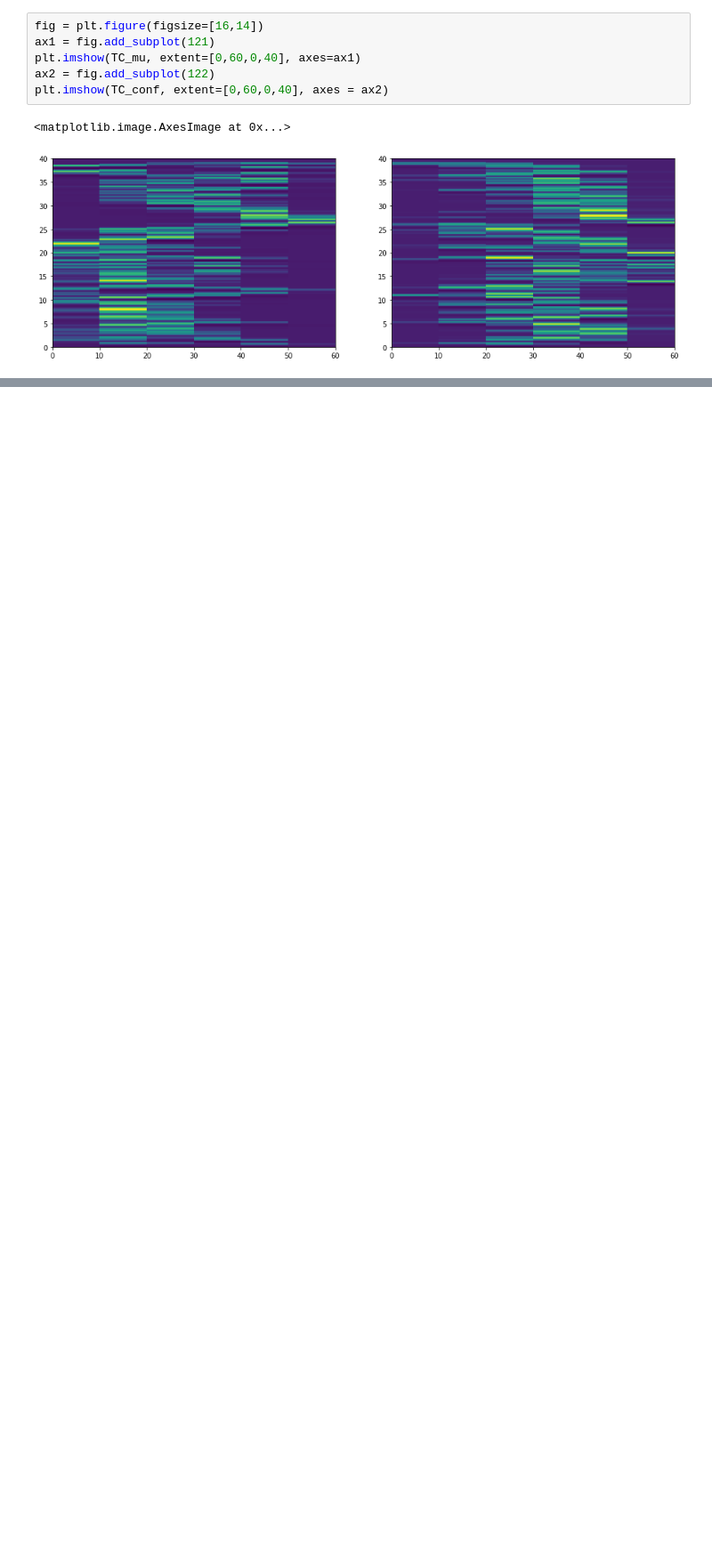
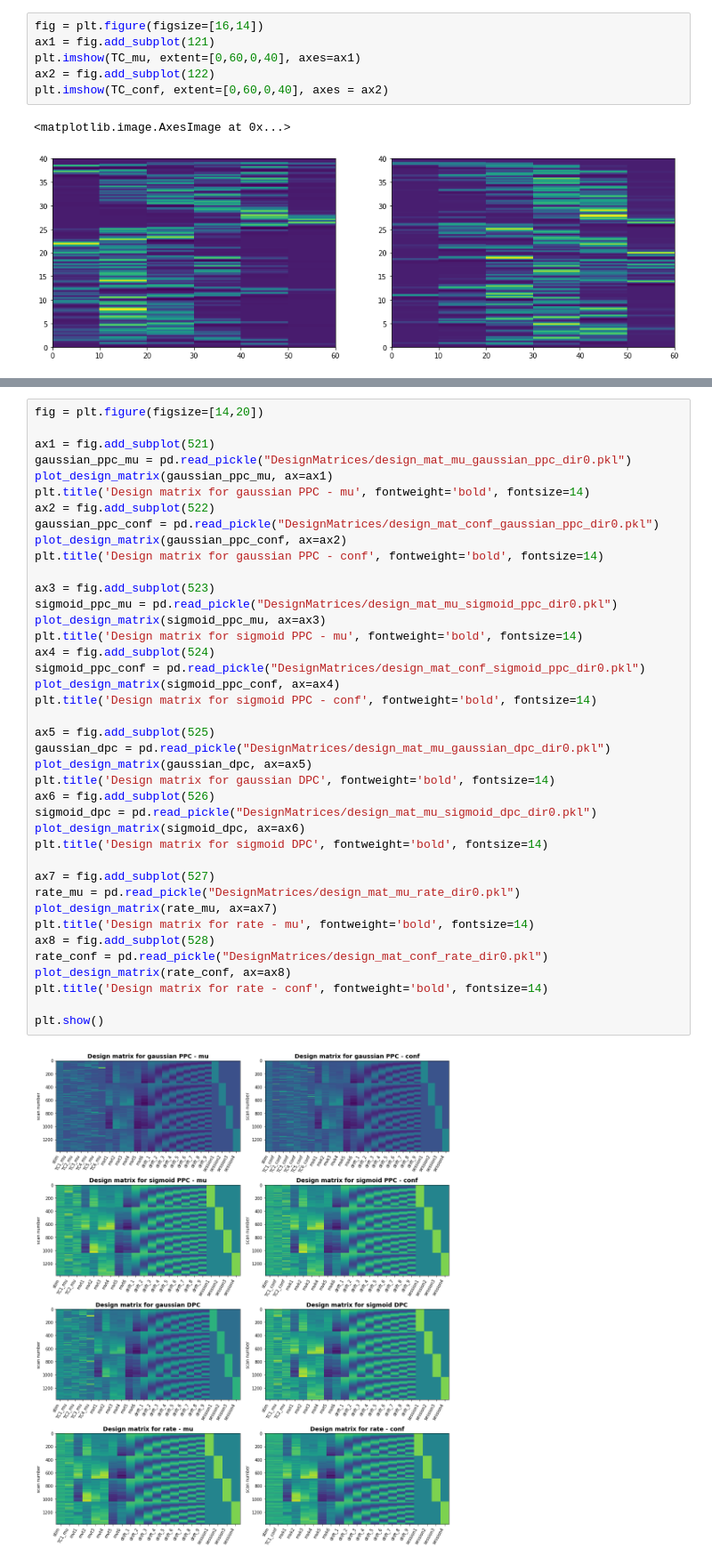
Before and after one commit to tiffanybounmy/ProbabilityNeuralCodes, a Jupyter notebook: EncodingModels.ipynb, the cells around one changed output, grey strips where cells are left out. Shown at 89% size. Drawn from its saved outputs; the diff is of its cells as text; blank space fills up the shorter version.

```diff
--- a/EncodingModels.ipynb
+++ b/EncodingModels.ipynb
@@ -394,0 +409,42 @@ plot_design_matrix(test, ax=ax)
+# %%
+fig = plt.figure(figsize=[14,20])
+
+ax1 = fig.add_subplot(521)
+gaussian_ppc_mu = pd.read_pickle("DesignMatrices/design_mat_mu_gaussian_ppc_dir0.pkl")
+plot_design_matrix(gaussian_ppc_mu, ax=ax1)
+plt.title('Design matrix for gaussian PPC - mu', fontweight='bold', fontsize=14)
+ax2 = fig.add_subplot(522)
+gaussian_ppc_conf = pd.read_pickle("DesignMatrices/design_mat_conf_gaussian_ppc_dir0.pkl")
+plot_design_matrix(gaussian_ppc_conf, ax=ax2)
+plt.title('Design matrix for gaussian PPC - conf', fontweight='bold', fontsize=14)
+
+ax3 = fig.add_subplot(523)
+sigmoid_ppc_mu = pd.read_pickle("DesignMatrices/design_mat_mu_sigmoid_ppc_dir0.pkl")
+plot_design_matrix(sigmoid_ppc_mu, ax=ax3)
+plt.title('Design matrix for sigmoid PPC - mu', fontweight='bold', fontsize=14)
+ax4 = fig.add_subplot(524)
+sigmoid_ppc_conf = pd.read_pickle("DesignMatrices/design_mat_conf_sigmoid_ppc_dir0.pkl")
+plot_design_matrix(sigmoid_ppc_conf, ax=ax4)
+plt.title('Design matrix for sigmoid PPC - conf', fontweight='bold', fontsize=14)
+
+ax5 = fig.add_subplot(525)
+gaussian_dpc = pd.read_pickle("DesignMatrices/design_mat_mu_gaussian_dpc_dir0.pkl")
+plot_design_matrix(gaussian_dpc, ax=ax5)
+plt.title('Design matrix for gaussian DPC', fontweight='bold', fontsize=14)
+ax6 = fig.add_subplot(526)
+sigmoid_dpc = pd.read_pickle("DesignMatrices/design_mat_mu_sigmoid_dpc_dir0.pkl")
+plot_design_matrix(sigmoid_dpc, ax=ax6)
+plt.title('Design matrix for sigmoid DPC', fontweight='bold', fontsize=14)
+
+ax7 = fig.add_subplot(527)
+rate_mu = pd.read_pickle("DesignMatrices/design_mat_mu_rate_dir0.pkl")
+plot_design_matrix(rate_mu, ax=ax7)
+plt.title('Design matrix for rate - mu', fontweight='bold', fontsize=14)
+ax8 = fig.add_subplot(528)
+rate_conf = pd.read_pickle("DesignMatrices/design_mat_conf_rate_dir0.pkl")
+plot_design_matrix(rate_conf, ax=ax8)
+plt.title('Design matrix for rate - conf', fontweight='bold', fontsize=14)
+
+plt.show()
+# %% [output]
+[figure, added]
```
Also changed, not shown: parts of 8 cells of this notebook.
